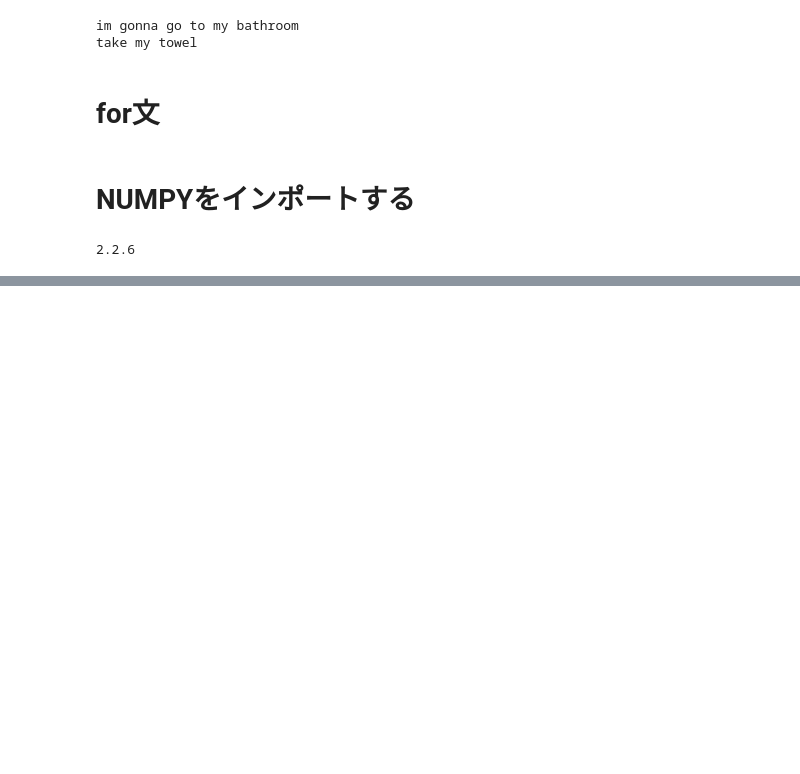
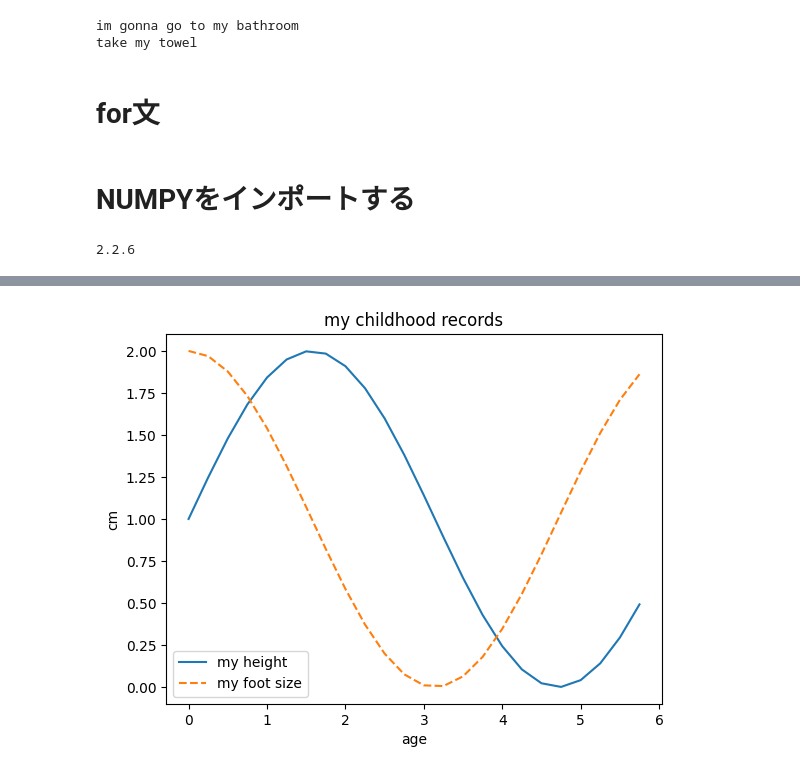
Before and after one commit to usakochan/DeepLearning_from_scratch, a Jupyter notebook: saito_chap1.ipynb, the cells around one changed output, grey strips where cells are left out. Drawn from its saved outputs; the diff is of its cells as text; code cells hidden in the pictures; blank space fills up the shorter version.

```diff
--- a/saito_chap1.ipynb
+++ b/saito_chap1.ipynb
@@ -170,0 +342,14 @@ print(np.__version__)
+# %%
+x = np.arange(0, 6, 0.25) #荒目に設定してみる
+y1 = np.sin(x)
+y2 = np.cos(x)
+
+plt.plot(x, y1 + 1, label="my height")
+plt.plot(x, y2 + 1, linestyle = "--", label="my foot size")
+plt.xlabel("age")
+plt.ylabel("cm")
+plt.title('my childhood records')
+plt.legend()
+plt.show()
+# %% [output]
+[figure, added]
```
Also changed, not shown: parts of 36 cells of this notebook.
